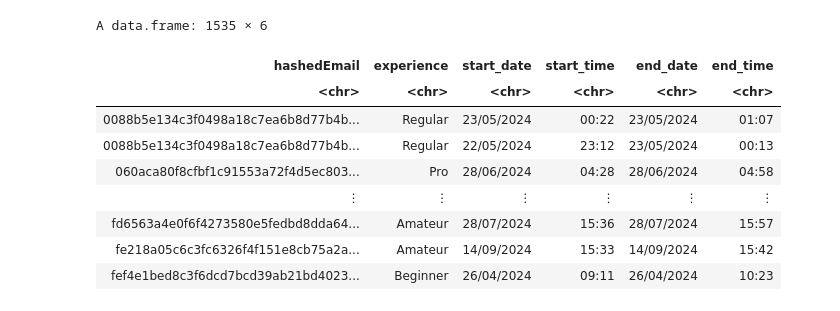
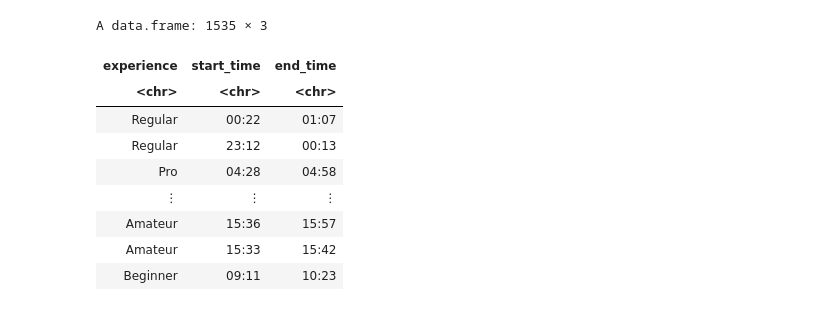
Before and after one commit to mulch-eater-prime/DSCI-Group-17-Project, a Jupyter notebook: Work.ipynb, the cells around one changed output. Cells and saved outputs as stored; diff of their text form; code cells hidden in the pictures.

```diff
--- a/Work.ipynb
+++ b/Work.ipynb
@@ -69,19 +69,20 @@ A spec_tbl_df: 1535 × 5
 # %%
 mashup <- players |>
     select(hashedEmail, experience) |>
     merge(sessions, by = "hashedEmail") |>
     select(hashedEmail:end_time) |>
     separate(col = start_time, into = c("start_date", "start_time"), sep = " ") |>
-    separate(col = end_time, into = c("end_date", "end_time"), sep = " ")
+    separate(col = end_time, into = c("end_date", "end_time"), sep = " ") |>
+    select(experience, start_time, end_time)
 mashup
 # %% [output]
-A data.frame: 1535 × 6
+A data.frame: 1535 × 3
-| hashedEmail | experience | start_date | start_time | end_date | end_time |
-| <chr> | <chr> | <chr> | <chr> | <chr> | <chr> |
-| 0088b5e134c3f0498a18c7ea6b8d77b4b... | Regular | 23/05/2024 | 00:22 | 23/05/2024 | 01:07 |
-| 0088b5e134c3f0498a18c7ea6b8d77b4b... | Regular | 22/05/2024 | 23:12 | 23/05/2024 | 00:13 |
-| 060aca80f8cfbf1c91553a72f4d5ec803... | Pro | 28/06/2024 | 04:28 | 28/06/2024 | 04:58 |
-| ⋮ | ⋮ | ⋮ | ⋮ | ⋮ | ⋮ |
-| fd6563a4e0f6f4273580e5fedbd8dda64... | Amateur | 28/07/2024 | 15:36 | 28/07/2024 | 15:57 |
-| fe218a05c6c3fc6326f4f151e8cb75a2a... | Amateur | 14/09/2024 | 15:33 | 14/09/2024 | 15:42 |
-| fef4e1bed8c3f6dcd7bcd39ab21bd4023... | Beginner | 26/04/2024 | 09:11 | 26/04/2024 | 10:23 |
+| experience | start_time | end_time |
+| <chr> | <chr> | <chr> |
+| Regular | 00:22 | 01:07 |
+| Regular | 23:12 | 00:13 |
+| Pro | 04:28 | 04:58 |
+| ⋮ | ⋮ | ⋮ |
+| Amateur | 15:36 | 15:57 |
+| Amateur | 15:33 | 15:42 |
+| Beginner | 09:11 | 10:23 |
```
Also changed, not shown: parts of 4 cells of this notebook, 1 other file.
